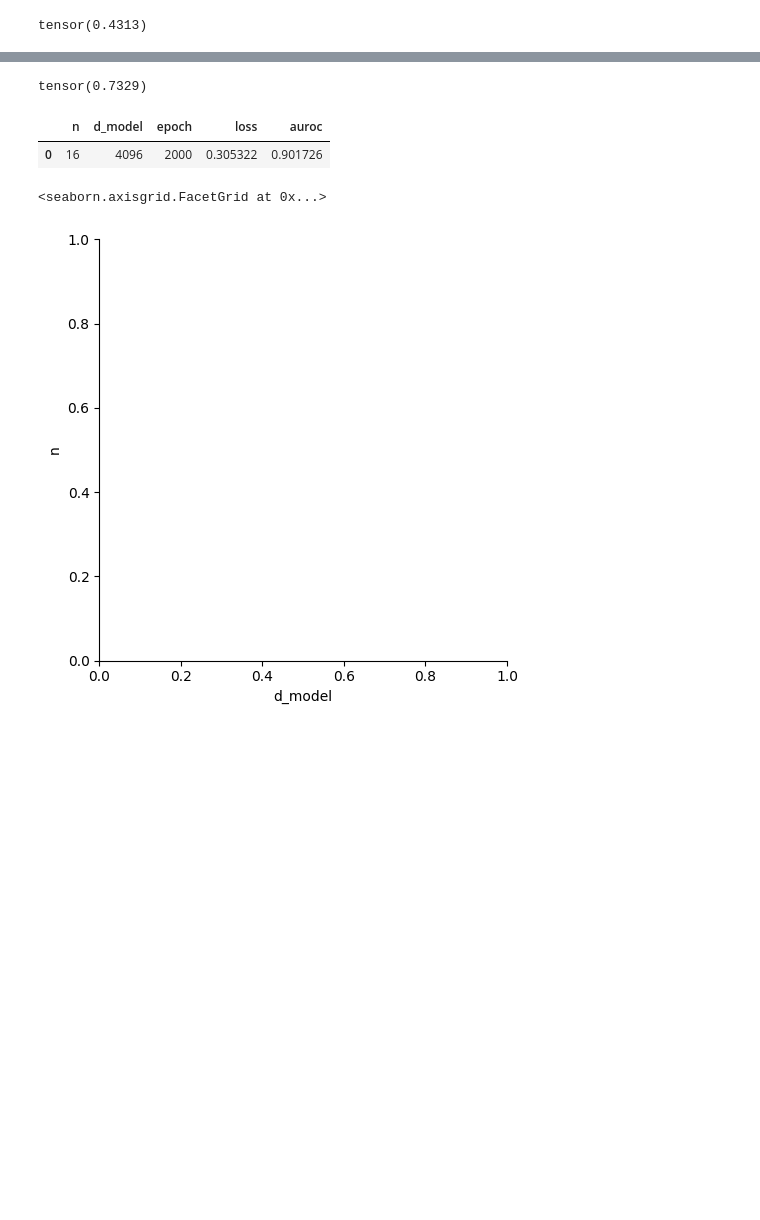
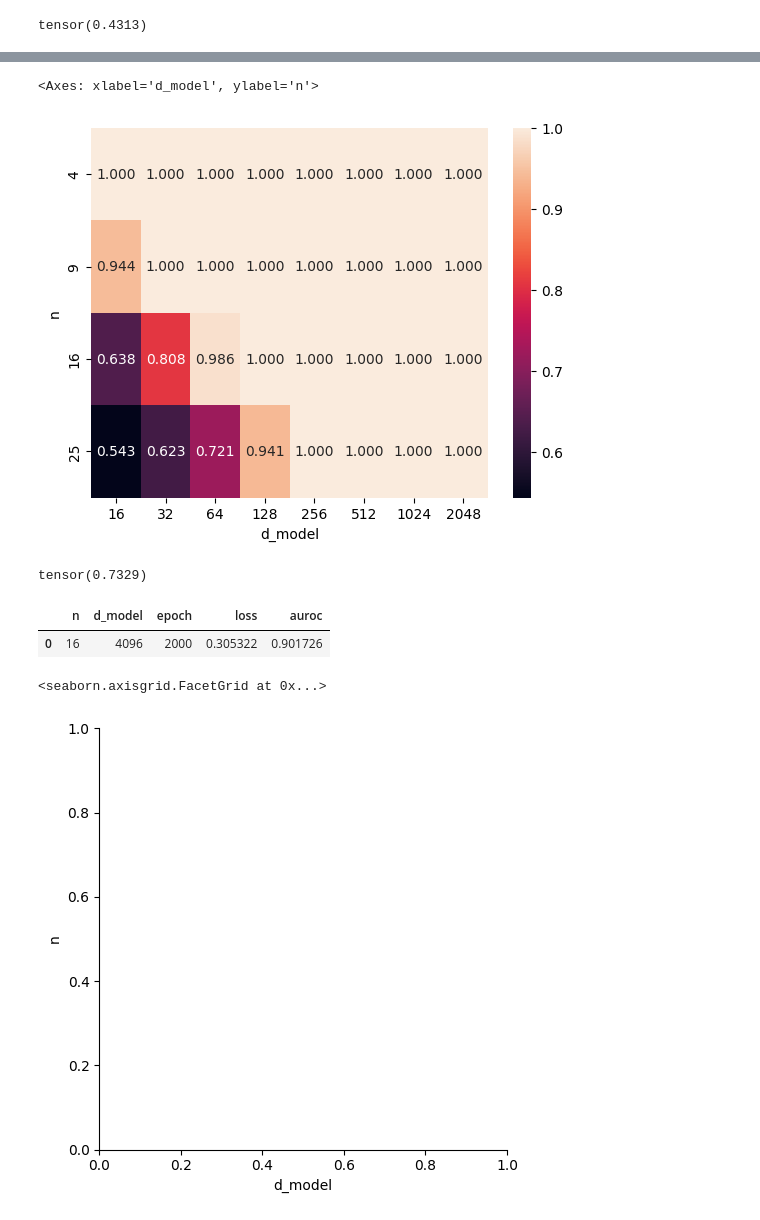
Before and after one commit to HazyResearch/zoology, a Jupyter notebook: scratch/sabri/11-06_constrained_search.ipynb, the cells around one changed output, grey strips where cells are left out. Saved outputs shown, nothing was run; the diff lists cells and outputs as text; code cells hidden in the pictures; blank space fills up the shorter version.

```diff
--- a/scratch/sabri/11-06_constrained_search.ipynb
+++ b/scratch/sabri/11-06_constrained_search.ipynb
@@ -306,3 +328,13 @@ for n in tqdm(n_list, desc='num_kv_pairs loop', position=0, disable=True):
+# %%
+df = pd.DataFrame(results)
+# Pivot the data
+pivot_df = df.pivot(index='n', columns='d_model', values='auroc')
+
+# Create the heatmap
+sns.heatmap(pivot_df, annot=True, fmt=".3f")
+# %% [output]
+<Axes: xlabel='d_model', ylabel='n'>
+[figure, added]
 # %%
 a, b = torch.where((x[:, None, :] == x[None, :, :]).all(dim=-1))
 # %%
```
Also changed, not shown: parts of 8 cells of this notebook, 15 other files.
